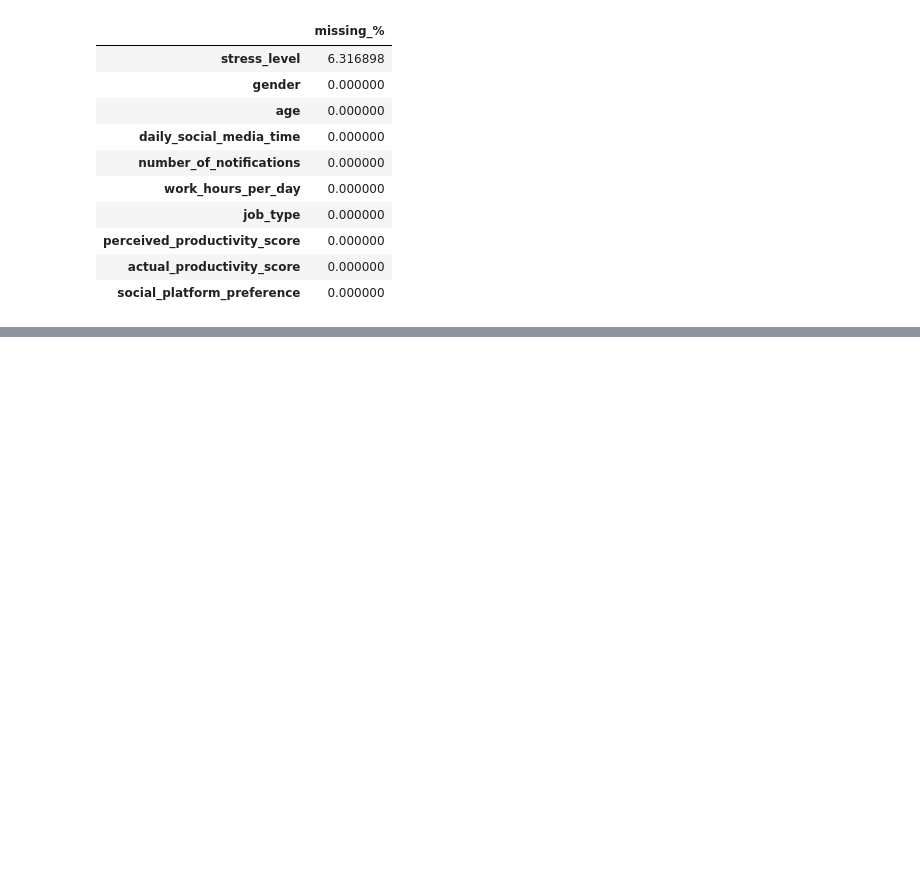
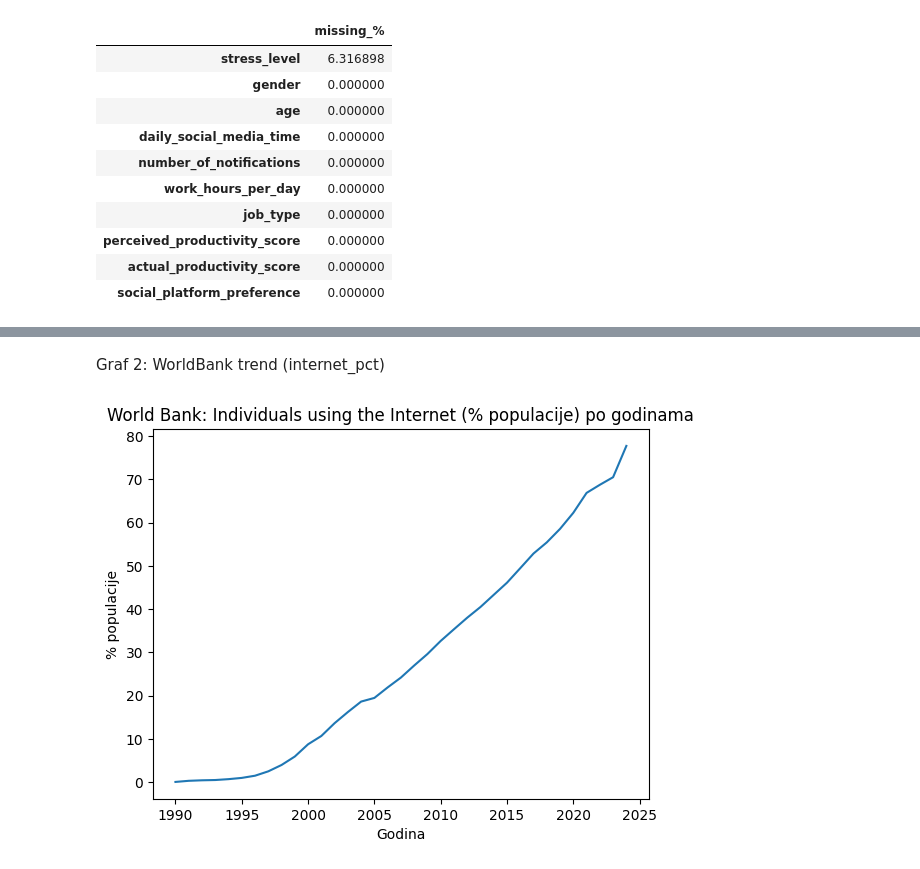
Before and after one commit to djasek21foi/PAP_PROJEKT, a Jupyter notebook: notebooks/04_analysis.ipynb, the cells around one changed output, grey strips where cells are left out. Cells and saved outputs as stored; diff of their text form; code cells hidden in the pictures; blank space fills up the shorter version.

```diff
--- a/notebooks/04_analysis.ipynb
+++ b/notebooks/04_analysis.ipynb
@@ -89,0 +102,12 @@ missing ratio (top 10):
+# %% [markdown]
+Graf 2: WorldBank trend (internet_pct)
+# %%
+wb_year = wb_year.sort_values("Year")
+plt.figure()
+plt.plot(wb_year["Year"], wb_year["internet_pct"])
+plt.title("World Bank: Individuals using the Internet (% populacije) po godinama")
+plt.xlabel("Godina")
+plt.ylabel("% populacije")
+plt.show()
+# %% [output]
+[figure, added]
```
Also changed, not shown: parts of 2 cells of this notebook.
